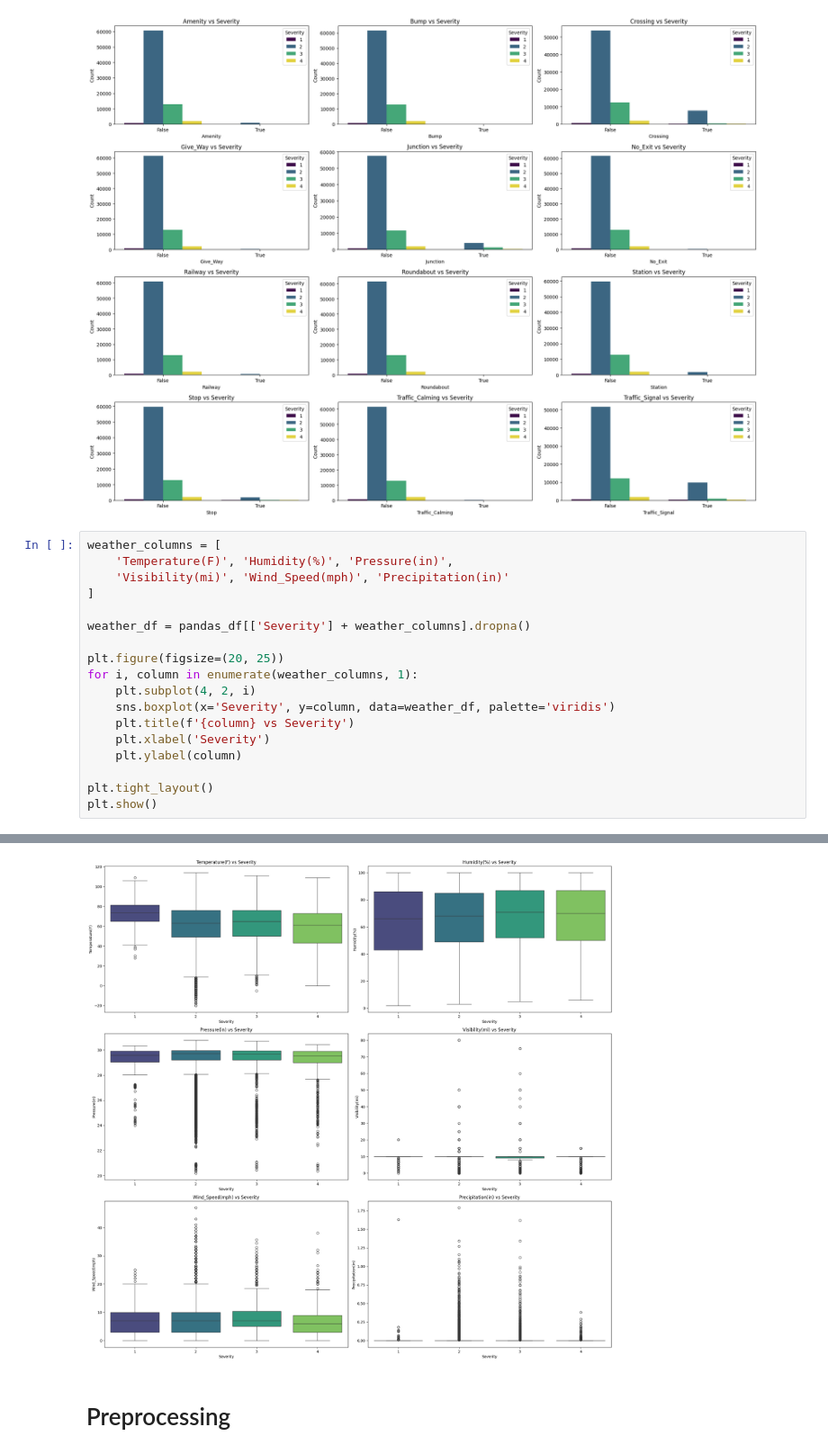
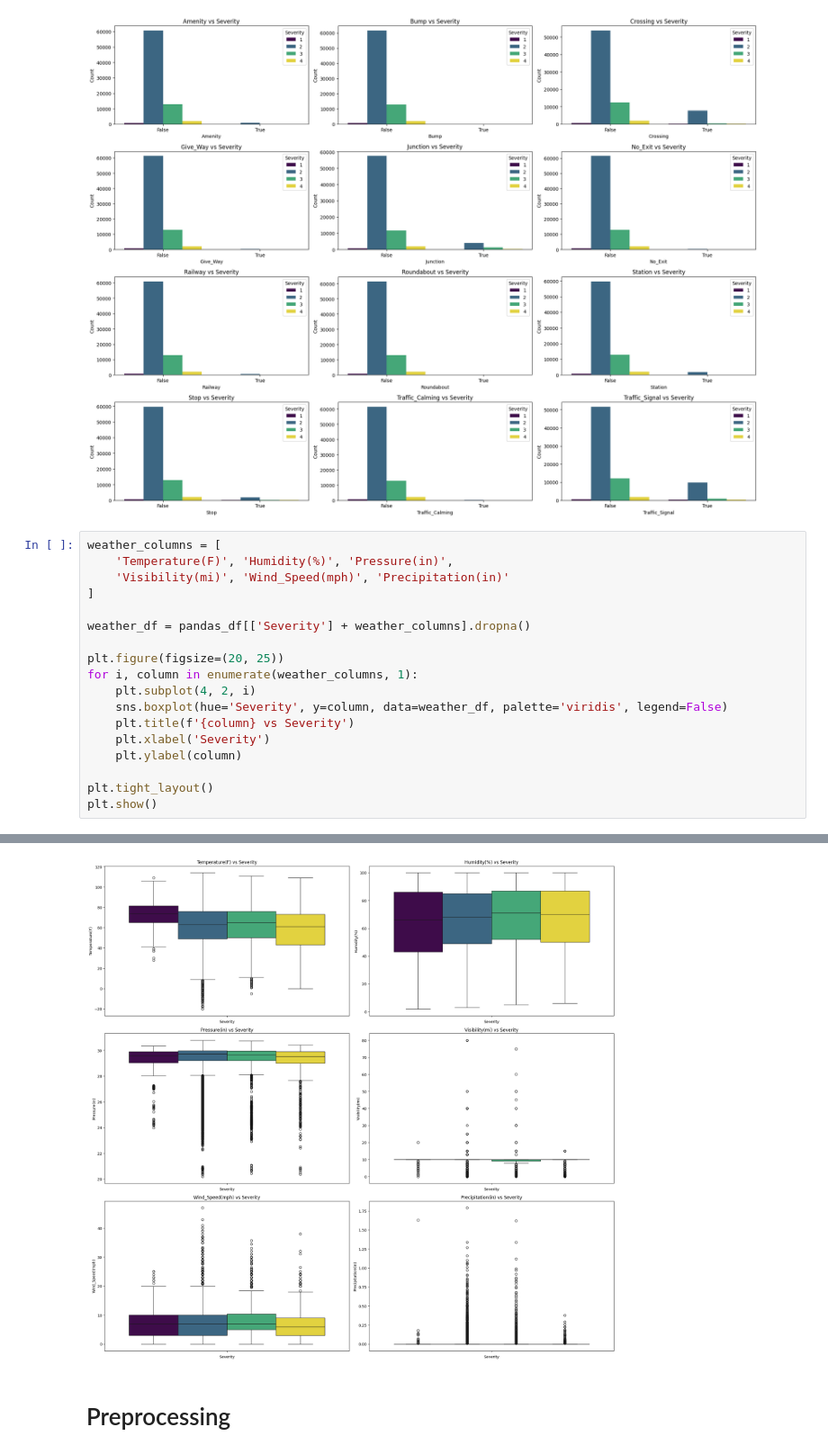
Before and after one commit to ismailfaiz/us-accidents-severity-prediction, a Jupyter notebook: us_accidents_severity_prediction.ipynb, the cells around one changed output, grey strips where cells are left out. Shown at 90% size. Drawn from its saved outputs; the diff is of its cells as text.

```diff
--- a/us_accidents_severity_prediction.ipynb
+++ b/us_accidents_severity_prediction.ipynb
@@ -420,7 +458,7 @@ weather_df = pandas_df[['Severity'] + weather_columns].dropna()
 plt.figure(figsize=(20, 25))
 for i, column in enumerate(weather_columns, 1):
     plt.subplot(4, 2, i)
-    sns.boxplot(x='Severity', y=column, data=weather_df, palette='viridis')
+    sns.boxplot(hue='Severity', y=column, data=weather_df, palette='viridis', legend=False)
     plt.title(f'{column} vs Severity')
     plt.xlabel('Severity')
     plt.ylabel(column)
@@ -448,3 +469,3 @@ Passing `palette` without assigning `hue` is deprecated and will be removed in v
-[figure, old version]
+[figure, new version]
 # %% [markdown]
 # Preprocessing
```
Also changed, not shown: parts of 39 cells of this notebook, 2 other files.
